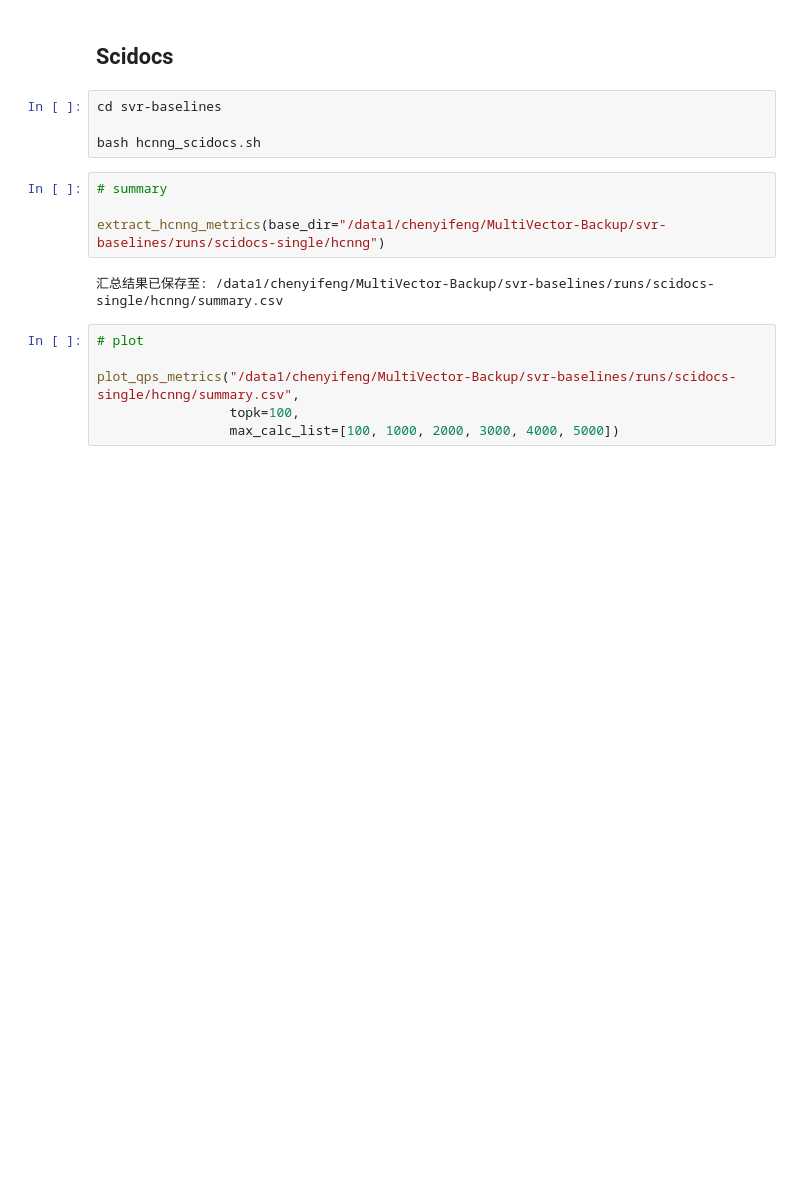
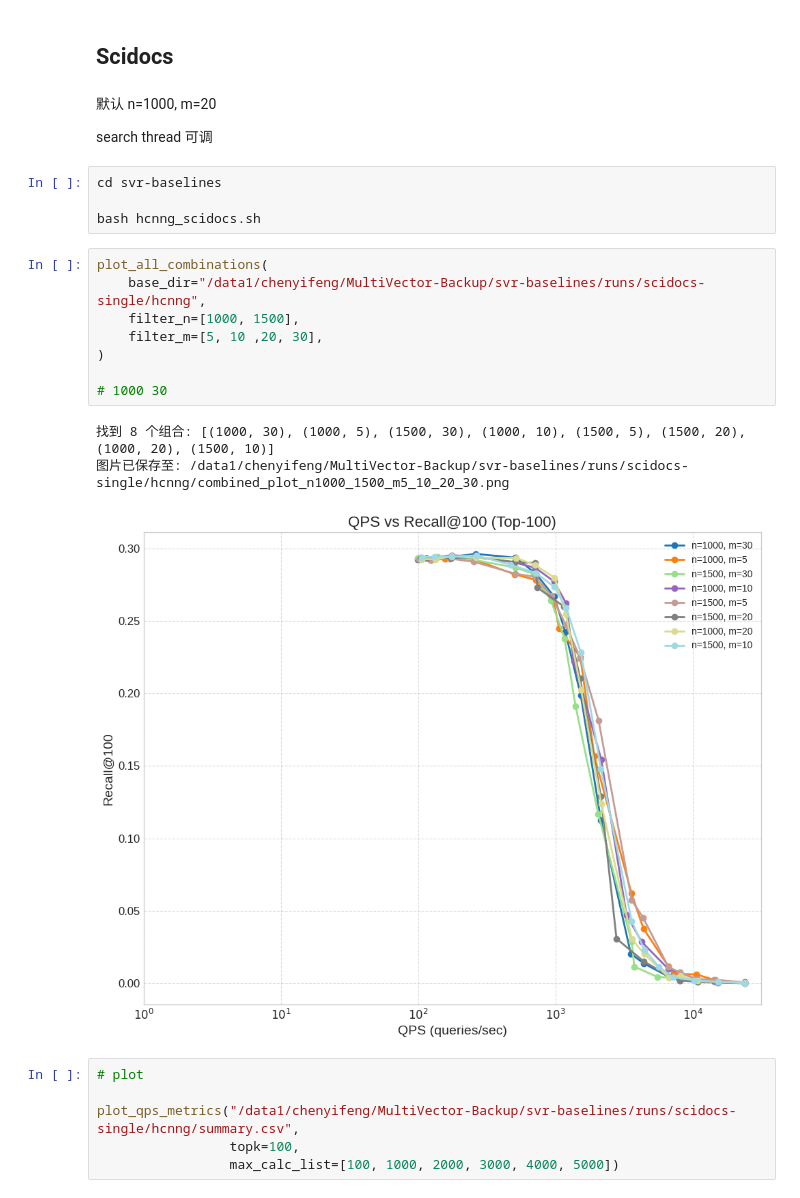
Before and after one commit to Cyfef/MultiVector-Backup, a Jupyter notebook: EXP/notebooks/HCNNG.ipynb, the cells around one changed output. Cells and saved outputs as stored; diff of their text form; blank space fills up the shorter version.

```diff
--- a/EXP/notebooks/HCNNG.ipynb
+++ b/EXP/notebooks/HCNNG.ipynb
@@ -287,16 +230,26 @@ python3 /home/ali/SVR-baselines/runs/eval_beir_metrics.py \
 /home/ali/SVR-baselines/runs/clerc-large-single/hcnng/qps_k100_scored.tsv
 # %% [markdown]
 ## Scidocs
+# %% [markdown]
+默认 n=1000, m=20
+
+search thread 可调
 # %%
 cd svr-baselines
 
 bash hcnng_scidocs.sh
-# %%
-# summary
-
-extract_hcnng_metrics(base_dir="/data1/chenyifeng/MultiVector-Backup/svr-baselines/runs/scidocs-single/hcnng")
-# %% [output]
-汇总结果已保存至: /data1/chenyifeng/MultiVector-Backup/svr-baselines/runs/scidocs-single/hcnng/summary.csv
+# %%
+plot_all_combinations(
+    base_dir="/data1/chenyifeng/MultiVector-Backup/svr-baselines/runs/scidocs-single/hcnng",
+    filter_n=[1000, 1500],
+    filter_m=[5, 10 ,20, 30],
+)
+
+# 1000 30
+# %% [output]
+找到 8 个组合: [(1000, 30), (1000, 5), (1500, 30), (1000, 10), (1500, 5), (1500, 20), (1000, 20), (1500, 10)]
+图片已保存至: /data1/chenyifeng/MultiVector-Backup/svr-baselines/runs/scidocs-single/hcnng/combined_plot_n1000_1500_m5_10_20_30.png
+[figure, added]
 # %%
 # plot
 
```
Also changed, not shown: parts of 4 cells of this notebook, 57 other files.
